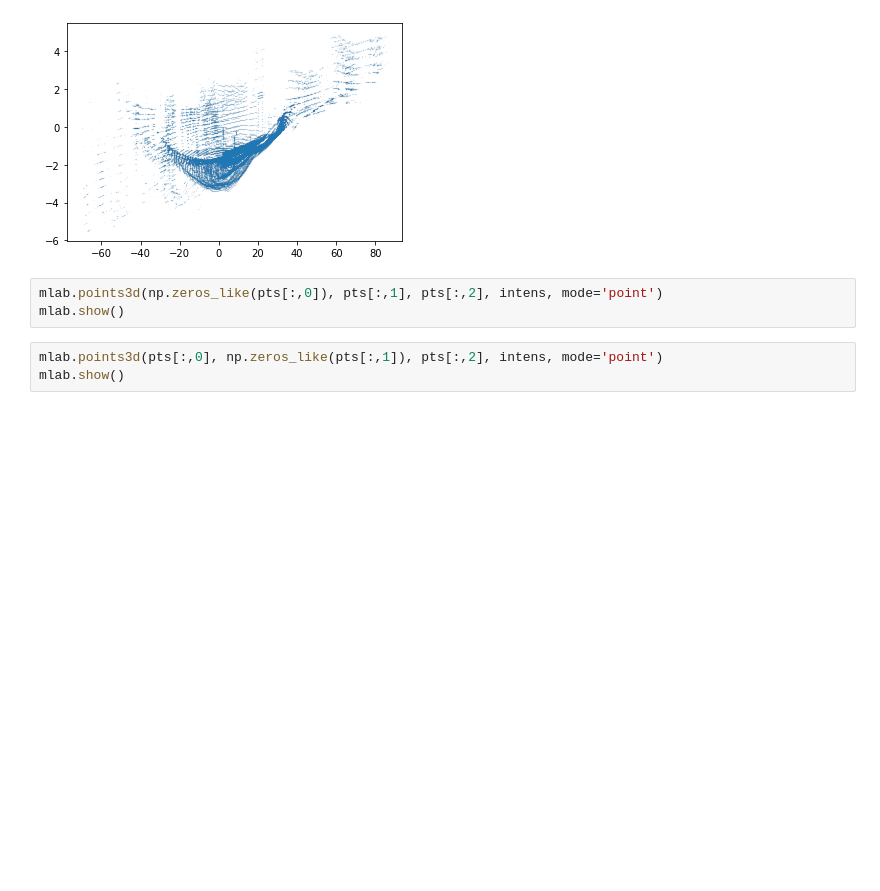
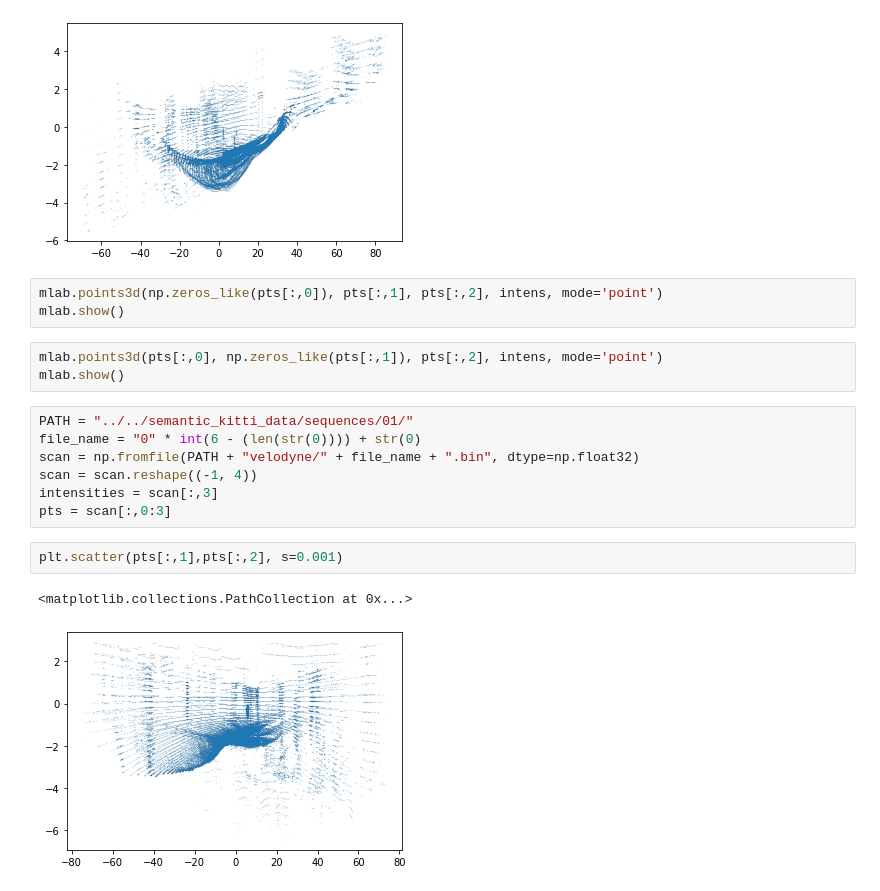
Before and after one commit to vacany/lidar_dynamics, a Jupyter notebook: vojta/ground_removal.ipynb, the cells around one changed output. Saved outputs shown, nothing was run; the diff lists cells and outputs as text; blank space fills up the shorter version.

```diff
--- a/vojta/ground_removal.ipynb
+++ b/vojta/ground_removal.ipynb
@@ -109,3 +164,15 @@ mlab.show()
 # %%
 mlab.points3d(pts[:,0], np.zeros_like(pts[:,1]), pts[:,2], intens, mode='point')
 mlab.show()
+# %%
+PATH = "../../semantic_kitti_data/sequences/01/"
+file_name = "0" * int(6 - (len(str(0)))) + str(0)
+scan = np.fromfile(PATH + "velodyne/" + file_name + ".bin", dtype=np.float32)
+scan = scan.reshape((-1, 4))
+intensities = scan[:,3]
+pts = scan[:,0:3]
+# %%
+plt.scatter(pts[:,1],pts[:,2], s=0.001)
+# %% [output]
+<matplotlib.collections.PathCollection at 0x...>
+[figure, added]
```
Also changed, not shown: parts of 19 cells of this notebook, 39 other files.
